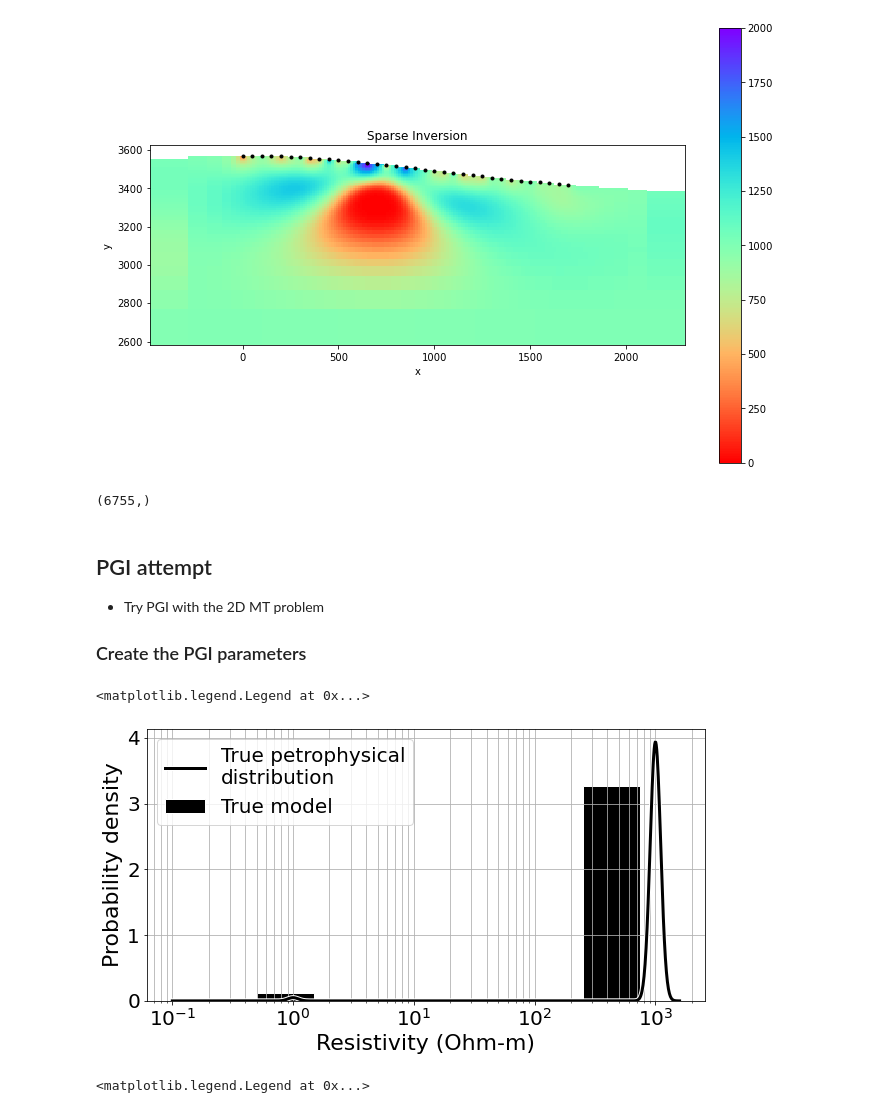
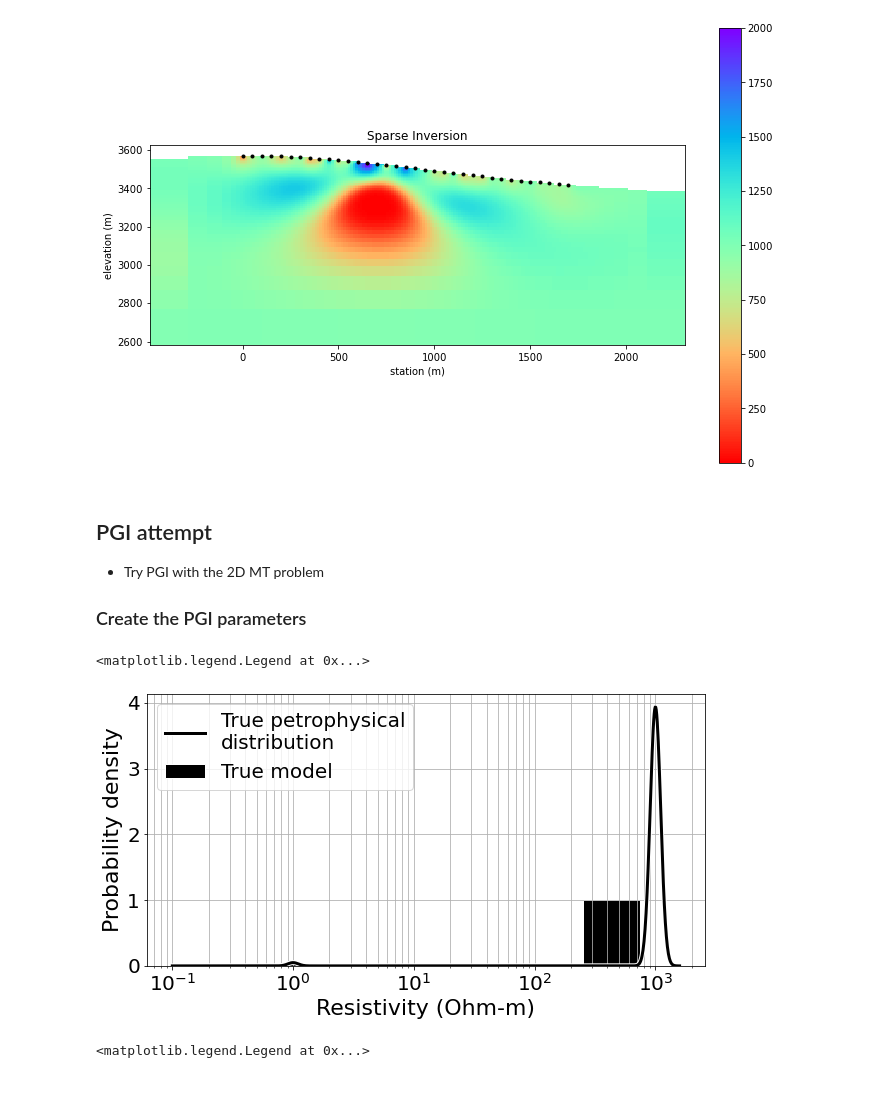
Before and after one commit to JKutt/transformers_segmentation, a Jupyter notebook: PGI/mt_h_topo_example.ipynb, the cells around one changed output. Saved outputs shown, nothing was run; the diff lists cells and outputs as text; code cells hidden in the pictures.

```diff
--- a/PGI/mt_h_topo_example.ipynb
+++ b/PGI/mt_h_topo_example.ipynb
@@ -412,38 +344,36 @@ x0 has any nan: 0
 0 : maxIter   =      10    <= iter          =      3
 ------------------------- DONE! -------------------------
 # %%
-# ==========================================================================================
+# -----------------------------------------------------------------------
 # Plot inversion results
 rho_est = actmap * minv
 fig, ax = plt.subplots(1, 1, figsize=(12, 8))
-mtrue = 1 / np.exp(rho_est)  # np.ones(mesh.nC) * 1 / np.median(rho_app)                        # conductivity
+
+# conductivity
+mtrue = 1 / np.exp(rho_est)
 mtrue[~actinds] = np.nan
 clim = [0, 2000]
 
 dat = mesh.plotImage((mtrue), ax=ax, grid=False, clim=clim,
                      pcolorOpts={"cmap": "rainbow_r"}
                     )
+
 ax.set_title('Resistivity')
 cb = plt.colorbar(dat[0], ax=ax)
-# ax.set_xlim([-300, 4300])
-# ax.set_ylim([-400, 0])
+
 ax.set_aspect('equal')
 ax.plot(
     rx_locs[:, 0],
     rx_locs[:, 1], 'k.'
 )
 plt.title("Sparse Inversion")
+plt.xlabel("station (m)")
+plt.ylabel("elevation (m)")
 plt.show()
 
 np.save('conductivity.npy', rho_est)
 # %% [output]
-[figure, old version]
+[figure, new version]
-# %%
-# plt.plot(data_obs, '.')
-# plt.plot(invProb.dpred, '.r')
-print(mtrue[actinds].shape)
-# %% [output]
-(6755,)
 # %% [markdown]
 ## PGI attempt
 - Try PGI with the 2D MT problem
@@ -483,35 +411,35 @@ gmmref.compute_clusters_precisions()
 # %%
 # Plot the histogram of the true model with the petrophysical distribution
 mtrue = np.log(sigma)
 fig, ax = plt.subplots(1,1,figsize=(10,5))
 testXplot = np.logspace(-1, 3.2, 1000,base=10)[:,np.newaxis]
 
 ax.plot(testXplot, np.exp(gmmref.score_samples(-np.log(testXplot))),linewidth=3,label='True petrophysical\ndistribution',c='k',
        path_effects=[pe.Stroke(linewidth=5, foreground='w'), pe.Normal()])
 ax.set_xlabel('Resistivity (Ohm-m)',fontsize=22)
 ax.tick_params(labelsize=20)
 ax.set_ylabel('Probability density',fontsize=22)
 ax.set_xscale('log')
 ax.grid(True,which='major')
 ax.grid(True,which="both",ls="-")
 # ticks = np.r_[np.linspace(2,10,17)*10,np.linspace(2,9,15)*100]
 # tickslist = list(ticks)
 # tcklbl = [''] * len(tickslist)
 # tcklbl[np.where(ticks==20)[0][0]] = '20'
 # tcklbl[np.where(ticks==50)[0][0]] = '50'
 # tcklbl[np.where(ticks==100)[0][0]] = '100'
 # tcklbl[np.where(ticks==250)[0][0]] = '250'
 # tcklbl[np.where(ticks==500)[0][0]] = '500'
 # ax.set_xticks(tickslist)
 # ax.set_xticklabels(tcklbl)
 # ax.set_xlim([0,2000])
 hist, edges = np.histogram(mtrue[actinds],bins=10, density=False)
-ax.bar(1./np.exp(edges[1:]), hist / 2000, width=np.diff(1./np.exp(edges)), ec="w", align="center",label='True model',color='k')
+ax.bar(1./np.exp(edges[1:]), hist / hist.max(), width=np.diff(1./np.exp(edges)), ec="w", align="center",label='True model',color='k')
 ax.legend(loc=0,fontsize=20)
 # ax.set_ylim([0.,12.])
 # %% [output]
 <matplotlib.legend.Legend at 0x...>
-[figure, old version]
+[figure, new version]
 # %%
 # Plot the histogram of the true model with the petrophysical distribution
 mtrue = rho_est
```
Also changed, not shown: parts of 14 cells of this notebook.
